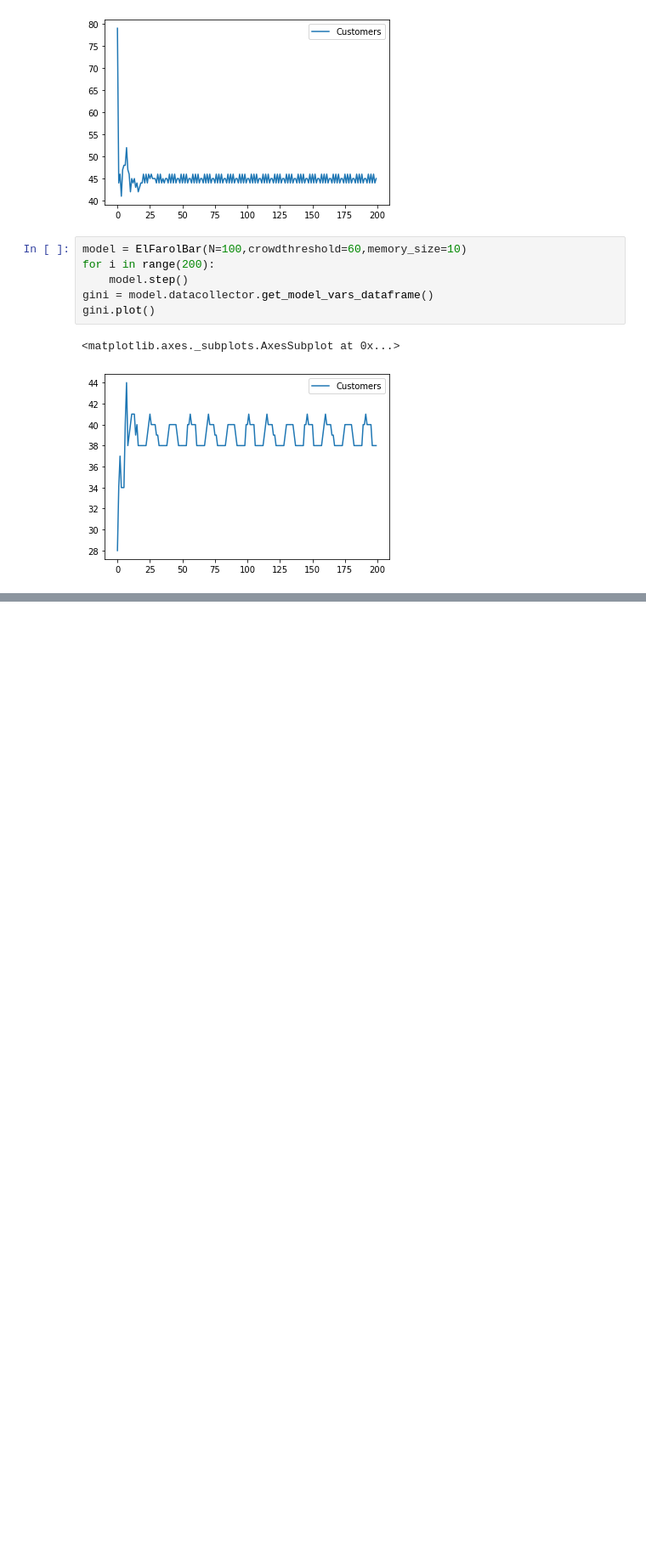
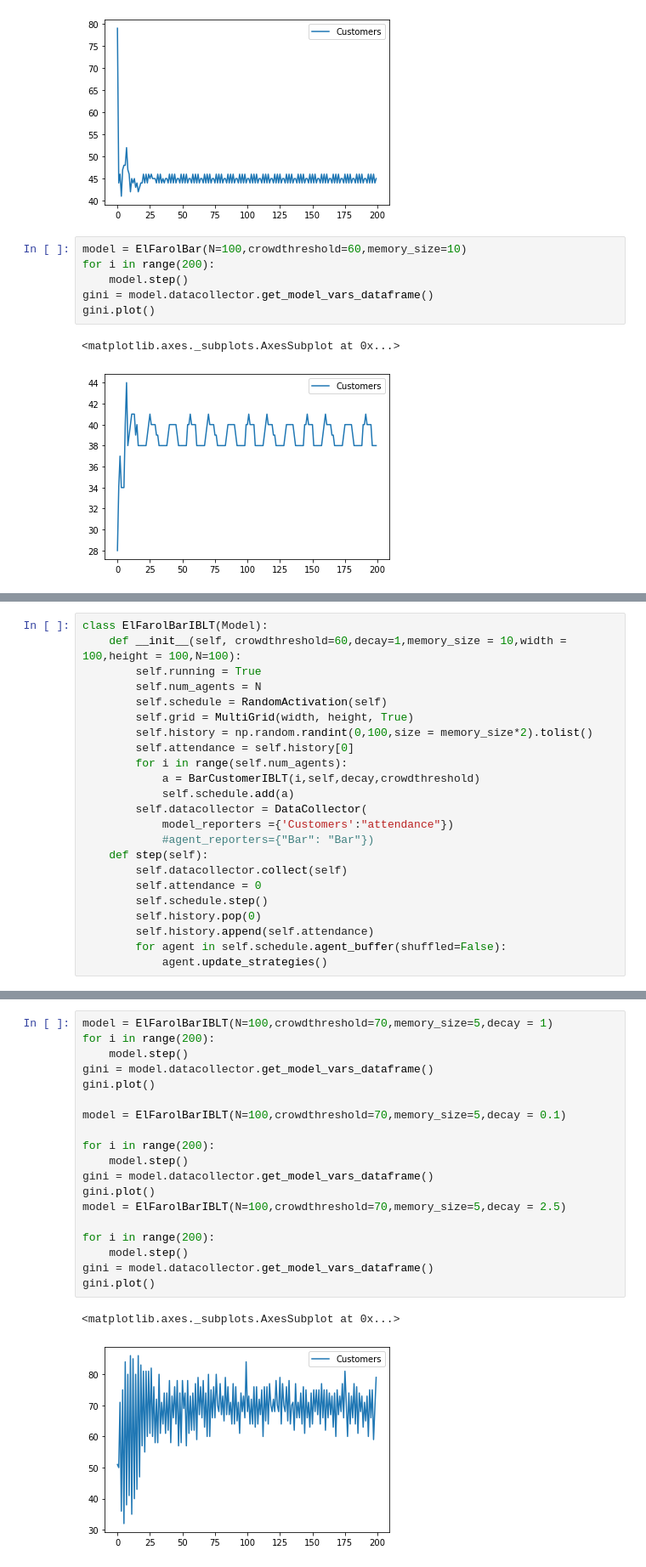
Before and after one commit to projectmesa/mesa, a Jupyter notebook: examples/el_farol/el_farol/el_farol.ipynb, the cells around one changed output, grey strips where cells are left out. Shown at 85% size. Drawn from its saved outputs; the diff is of its cells as text; blank space fills up the shorter version.

```diff
--- a/examples/el_farol/el_farol/el_farol.ipynb
+++ b/examples/el_farol/el_farol/el_farol.ipynb
@@ -123,0 +121,23 @@ gini.plot()
+# %%
+class ElFarolBarIBLT(Model):
+    def __init__(self, crowdthreshold=60,decay=1,memory_size = 10,width = 100,height = 100,N=100):
+        self.running = True
+        self.num_agents = N
+        self.schedule = RandomActivation(self)
+        self.grid = MultiGrid(width, height, True)
+        self.history = np.random.randint(0,100,size = memory_size*2).tolist()
+        self.attendance = self.history[0]
+        for i in range(self.num_agents):
+            a = BarCustomerIBLT(i,self,decay,crowdthreshold)
+            self.schedule.add(a)
+        self.datacollector = DataCollector(
+            model_reporters ={'Customers':"attendance"})
+            #agent_reporters={"Bar": "Bar"})
+    def step(self):
+        self.datacollector.collect(self)
+        self.attendance = 0
+        self.schedule.step()
+        self.history.pop(0)
+        self.history.append(self.attendance)
+        for agent in self.schedule.agent_buffer(shuffled=False):
+            agent.update_strategies()
@@ -123,0 +174,22 @@ gini.plot()
+# %%
+model = ElFarolBarIBLT(N=100,crowdthreshold=70,memory_size=5,decay = 1)
+for i in range(200):
+    model.step()
+gini = model.datacollector.get_model_vars_dataframe()
+gini.plot()
+
+model = ElFarolBarIBLT(N=100,crowdthreshold=70,memory_size=5,decay = 0.1)
+
+for i in range(200):
+    model.step()
+gini = model.datacollector.get_model_vars_dataframe()
+gini.plot()
+model = ElFarolBarIBLT(N=100,crowdthreshold=70,memory_size=5,decay = 2.5)
+
+for i in range(200):
+    model.step()
+gini = model.datacollector.get_model_vars_dataframe()
+gini.plot()
+# %% [output]
+<matplotlib.axes._subplots.AxesSubplot at 0x...>
+[figure, added]
```
Also changed, not shown: parts of 9 cells of this notebook.
